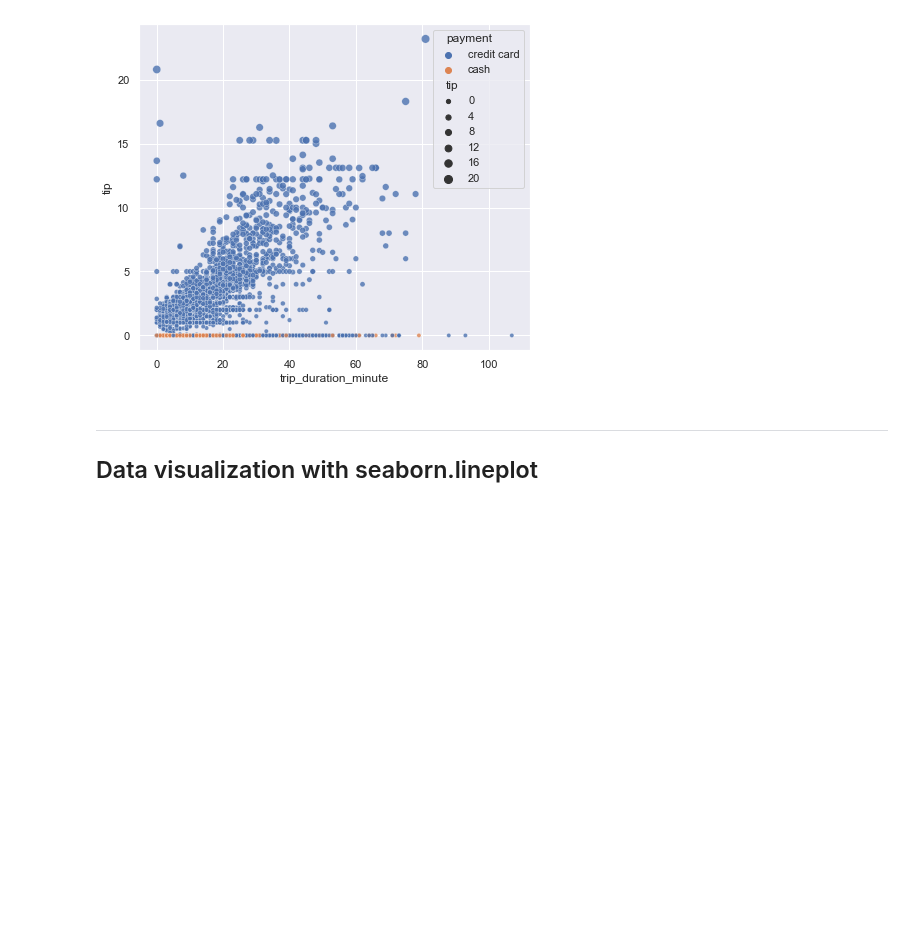
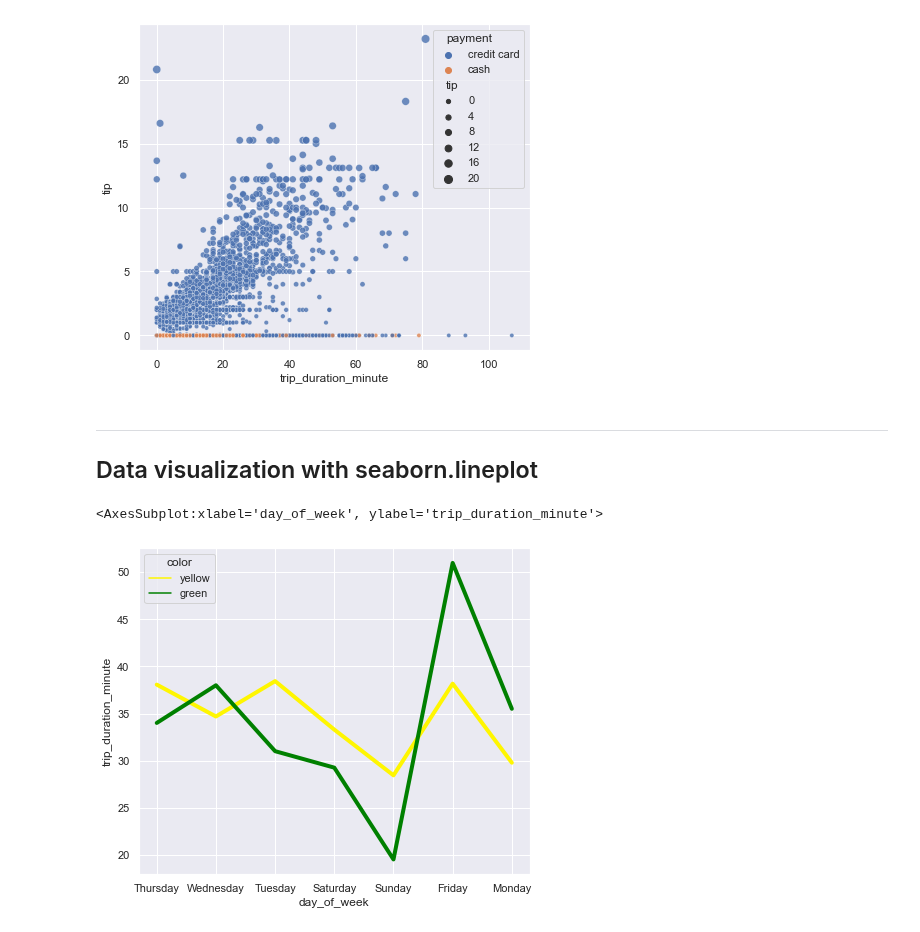
Before and after one commit to hyoaru/dsa-libraries-test, a Jupyter notebook: seaborn.ipynb, the cells around one changed output. Cells and saved outputs as stored; diff of their text form; code cells hidden in the pictures; blank space fills up the shorter version.

Commit message:
[add] visualization with seabon.lineplot section

```diff
--- a/seaborn.ipynb
+++ b/seaborn.ipynb
@@ -322,3 +322,19 @@ sns.scatterplot(
 # %% [markdown]
 ---
 ## Data visualization with seaborn.lineplot
+# %%
+pickup_dropoff_loc_filter = (taxis_dataframe['pickup_borough'] == 'Queens') & (taxis_dataframe['dropoff_borough'] == 'Manhattan')
+taxis_dataframe = taxis_dataframe.assign(day_of_week = taxis_dataframe['pickup'].dt.day_name())
+# %%
+sns.lineplot(
+    x='day_of_week',
+    y='trip_duration_minute',
+    hue='color',
+    lw=4,
+    palette=palette,
+    ci=None,
+    data=taxis_dataframe[pickup_dropoff_loc_filter],
+)
+# %% [output]
+<AxesSubplot:xlabel='day_of_week', ylabel='trip_duration_minute'>
+[figure, added]
```
